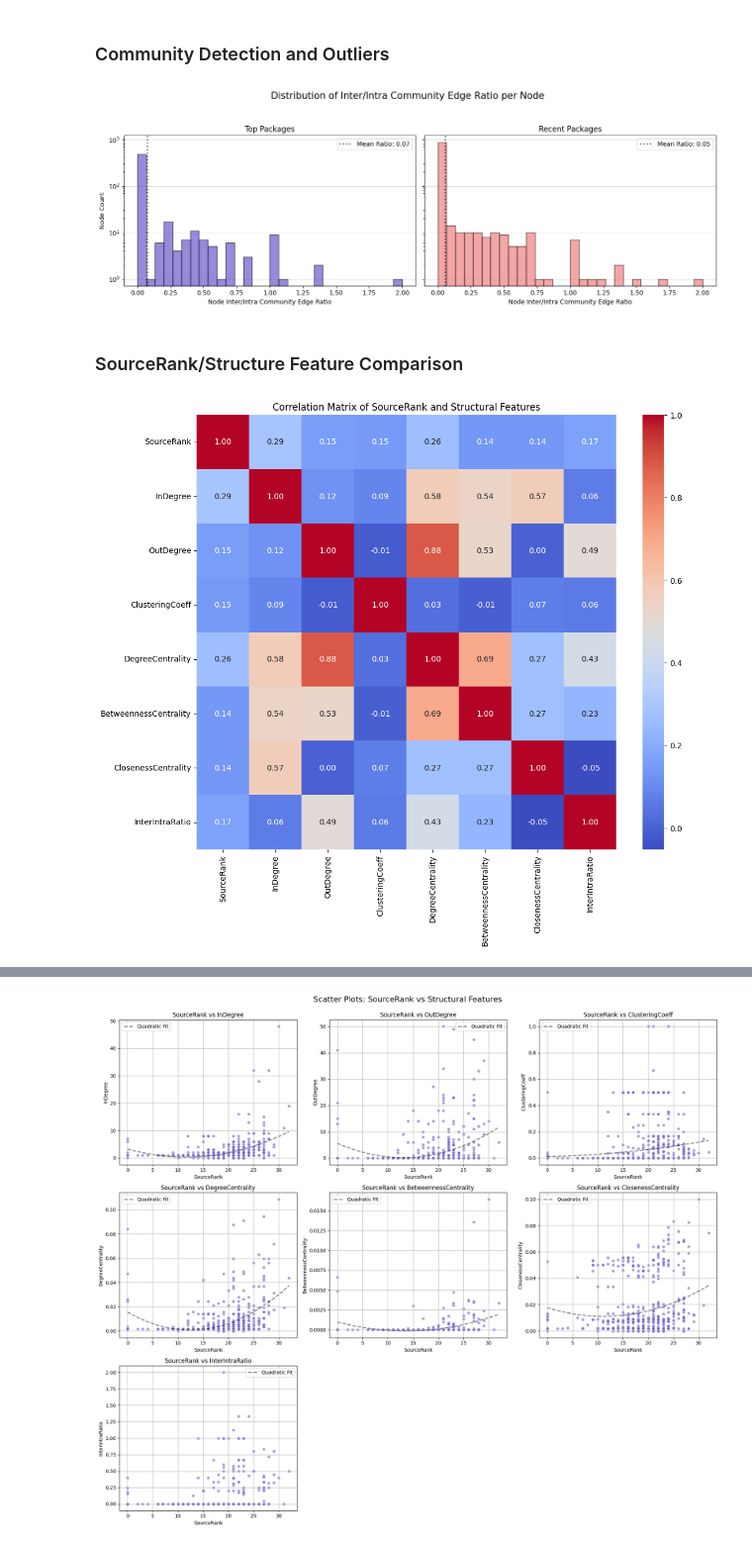
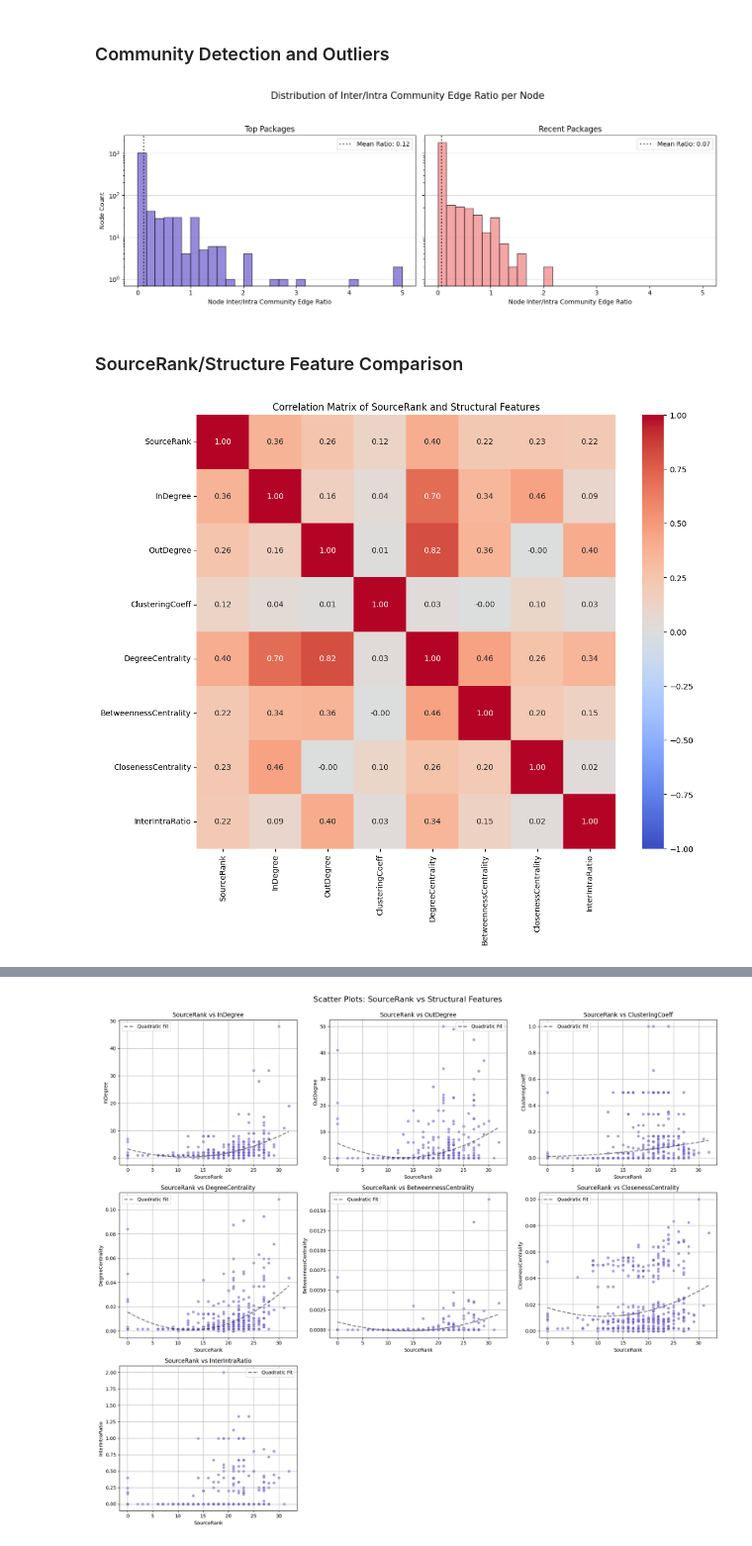
Before and after one commit to ericzander/pypi-anomaly-detection, a Jupyter notebook: notebooks/01_data_exploration.ipynb, the cells around one changed output, grey strips where cells are left out. Shown at 99% size. Cells and saved outputs as stored; diff of their text form; code cells hidden in the pictures.

Commit message:
Created graphs with new data, working on updating exploration notebook

```diff
--- a/notebooks/01_data_exploration.ipynb
+++ b/notebooks/01_data_exploration.ipynb
@@ -36,6 +35,6 @@ def add_grid(ax, axis="x"):
 ### Load and Verify
 # %%
 GRAPH_DATA_DIR = Path("../data/graph")
-GRAPH_NAME = "graph_top_n200_20250717"
+GRAPH_NAME = "graph_top_n500_20250729"
 G_top, df_edges_top = load_and_verify_graph(GRAPH_NAME, GRAPH_DATA_DIR)
 # %% [output]
@@ -61,4 +60,4 @@ Sample edge metadata:
 # %%
-RECENT_GRAPH_NAME = "graph_recent_n200_20250717"
+RECENT_GRAPH_NAME = "graph_recent_n500_20250729"
 G_recent, df_edges_recent = load_and_verify_graph(RECENT_GRAPH_NAME, GRAPH_DATA_DIR)
 # %% [output]
@@ -363,7 +334,7 @@ plt.show()
 def get_core_nodes_df(G):
     df = pd.DataFrame([
         {"name": node, **data}
-        for node, data in G.nodes(data=True) if data.get("core")
+        for node, data in G.nodes(data=True) if data.get("is_core")
     ])
     if "latest_release" in df.columns:
         df["latest_release"] = pd.to_datetime(df["latest_release"], errors="coerce")
@@ -620,8 +615,9 @@ for i, (name, top_dict, recent_dict) in enumerate(centrality_measures):
     axes[i, 0].set_title(f"{name} Centrality (Top)")
     axes[i, 0].set_xlabel("Centrality Value (log scale)")
     axes[i, 0].set_ylabel("Node Count")
-    axes[i, 0].grid(axis="y", alpha=0.5)
+    axes[i, 0].set_yscale("log")
     axes[i, 0].set_xscale("log")
+    add_grid(axes[i, 0], "y")
 
     # Right column: Recent
     axes[i, 1].hist(
@@ -630,8 +626,9 @@ for i, (name, top_dict, recent_dict) in enumerate(centrality_measures):
     axes[i, 1].set_title(f"{name} Centrality (Recent)")
     axes[i, 1].set_xlabel("Centrality Value (log scale)")
     axes[i, 1].set_ylabel("Node Count")
-    axes[i, 1].grid(axis="y", alpha=0.5)
     axes[i, 1].set_xscale("log")
+    axes[i, 1].set_yscale("log")
+    add_grid(axes[i, 1], "y")
 
 plt.suptitle("Centrality Measures: Top (Left) vs Recent (Right) Packages", fontsize=16)
 plt.tight_layout(rect=[0, 0, 1, 0.95])
@@ -684,7 +681,7 @@ plt.suptitle("Distribution of Inter/Intra Community Edge Ratio per Node", fontsi
 plt.tight_layout(rect=[0, 0, 1, 0.93])
 plt.show()
 # %% [output]
-[figure, old version]
+[figure, new version]
 # %% [markdown]
 ### SourceRank/Structure Feature Comparison
 # %%
@@ -697,35 +694,41 @@ def plot_sourcerank_structural_features(
     data = [{
         "SourceRank": G.nodes[n].get("SourceRank", np.nan),
         "InDegree": G.in_degree(n) if hasattr(G, "in_degree") else np.nan,
         "OutDegree": G.out_degree(n) if hasattr(G, "out_degree") else np.nan,
         "ClusteringCoeff": get_val(clustering, n, i),
         "DegreeCentrality": get_val(degree_centrality, n, i),
         "BetweennessCentrality": get_val(betweenness, n, i),
         "ClosenessCentrality": get_val(closeness, n, i),
         "InterIntraRatio": (
             inter_intra_ratios.get(n, np.nan) if isinstance(inter_intra_ratios, dict)
             else (inter_intra_ratios[i] if inter_intra_ratios is not None and i < len(inter_intra_ratios) else np.nan)
         )
     } for i, n in enumerate(nodes)]
     df = pd.DataFrame(data)
 
     plt.figure(figsize=(12, 10))
-    sns.heatmap(df.corr(), annot=True, cmap="coolwarm", fmt=".2f")
+    sns.heatmap(
+        df.corr(),
+        annot=True,
+        cmap="coolwarm",
+        fmt=".2f",
+        vmin=-1, vmax=1
+    )
     plt.title("Correlation Matrix of SourceRank and Structural Features")
     plt.show()
 
     return df
 
 df_scatter_top = plot_sourcerank_structural_features(
     G_top,
     degree_centrality=degree_top,
     betweenness=betweenness_top,
     closeness=closeness_top,
     clustering=clustering_top,
     inter_intra_ratios=ratios_top,
 )
 # %% [output]
-[figure, old version]
+[figure, new version]
 # %%
 df_scatter_recent = plot_sourcerank_structural_features(
     G_recent,
```
Also changed, not shown: parts of 18 cells of this notebook, 2 other files.
